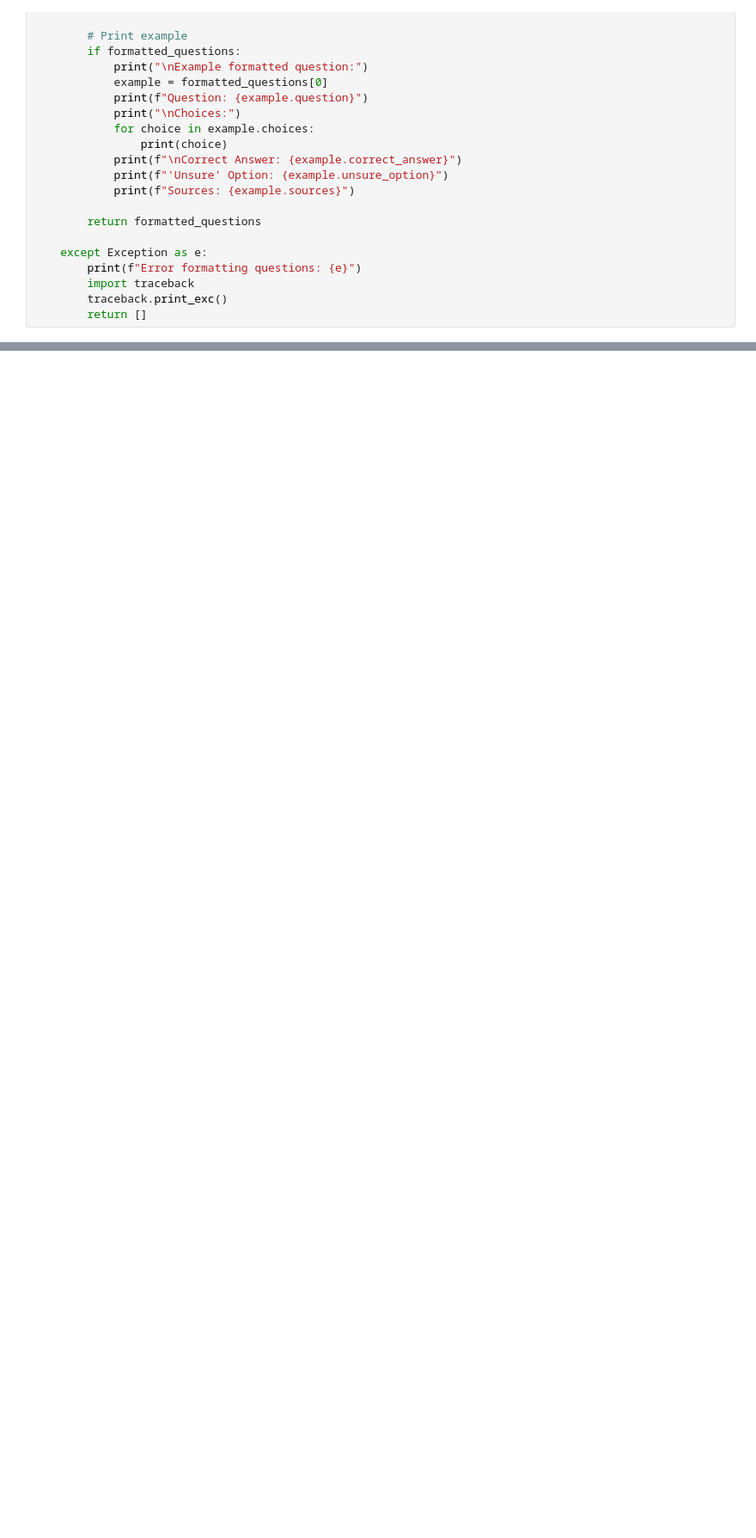
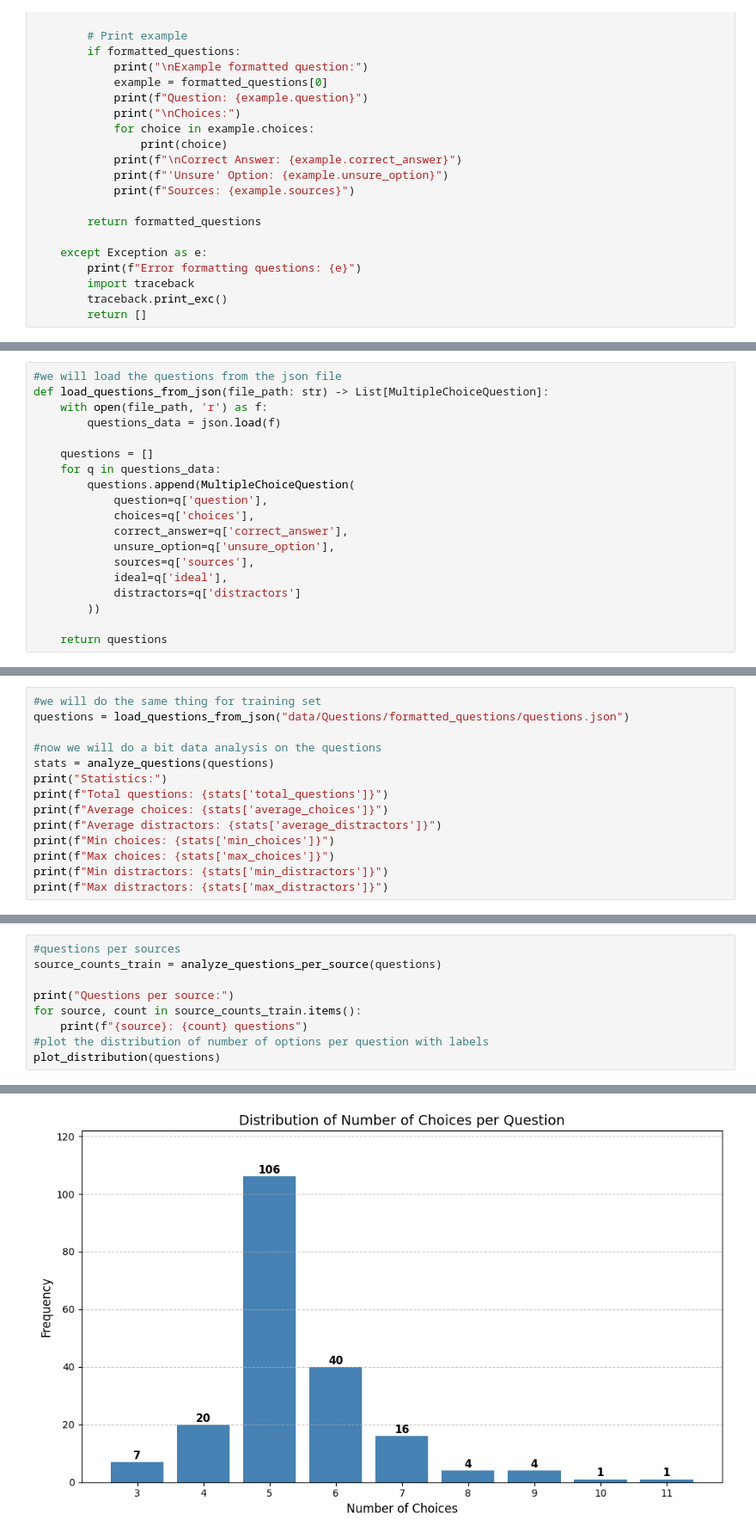
Before and after one commit to AprilQx/Paperqa, a Jupyter notebook: notebooks/MultipleChoice_utils.ipynb, the cells around one changed output, grey strips where cells are left out. Shown at 86% size. Cells and saved outputs as stored; diff of their text form; blank space fills up the shorter version.

```diff
--- a/notebooks/MultipleChoice_utils.ipynb
+++ b/notebooks/MultipleChoice_utils.ipynb
@@ -183,0 +189,19 @@ MultipleChoiceQuestion(question='DK015 and DK038 strains of Verticillium dahliae
+# %%
+#we will load the questions from the json file
+def load_questions_from_json(file_path: str) -> List[MultipleChoiceQuestion]:
+    with open(file_path, 'r') as f:
+        questions_data = json.load(f)
+
+    questions = []
+    for q in questions_data:
+        questions.append(MultipleChoiceQuestion(
+            question=q['question'],
+            choices=q['choices'],
+            correct_answer=q['correct_answer'],
+            unsure_option=q['unsure_option'],
+            sources=q['sources'],
+            ideal=q['ideal'],
+            distractors=q['distractors']
+        ))
+
+    return questions
@@ -183,0 +374,14 @@ MultipleChoiceQuestion(question='DK015 and DK038 strains of Verticillium dahliae
+# %%
+#we will do the same thing for training set
+questions = load_questions_from_json("data/Questions/formatted_questions/questions.json")
+
+#now we will do a bit data analysis on the questions
+stats = analyze_questions(questions)
+print("Statistics:")
+print(f"Total questions: {stats['total_questions']}")
+print(f"Average choices: {stats['average_choices']}")
+print(f"Average distractors: {stats['average_distractors']}")
+print(f"Min choices: {stats['min_choices']}")
+print(f"Max choices: {stats['max_choices']}")
+print(f"Min distractors: {stats['min_distractors']}")
+print(f"Max distractors: {stats['max_distractors']}")
@@ -183,0 +397,10 @@ MultipleChoiceQuestion(question='DK015 and DK038 strains of Verticillium dahliae
+# %%
+#questions per sources
+source_counts_train = analyze_questions_per_source(questions)
+
+print("Questions per source:")
+for source, count in source_counts_train.items():
+    print(f"{source}: {count} questions")
+#plot the distribution of number of options per question with labels
+plot_distribution(questions)
+# %% [output]
@@ -183,0 +424 @@ MultipleChoiceQuestion(question='DK015 and DK038 strains of Verticillium dahliae
+[figure, added]
```
Also changed, not shown: parts of 18 cells of this notebook, 11 other files.
